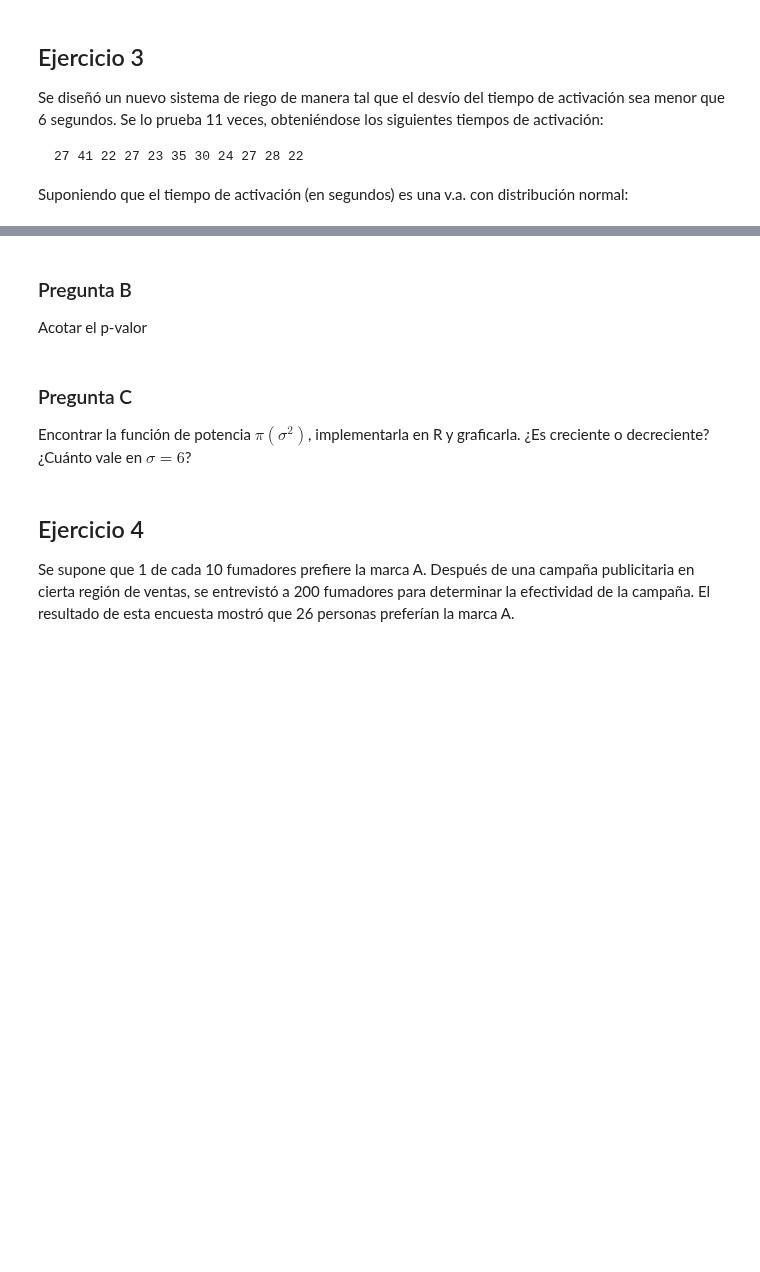
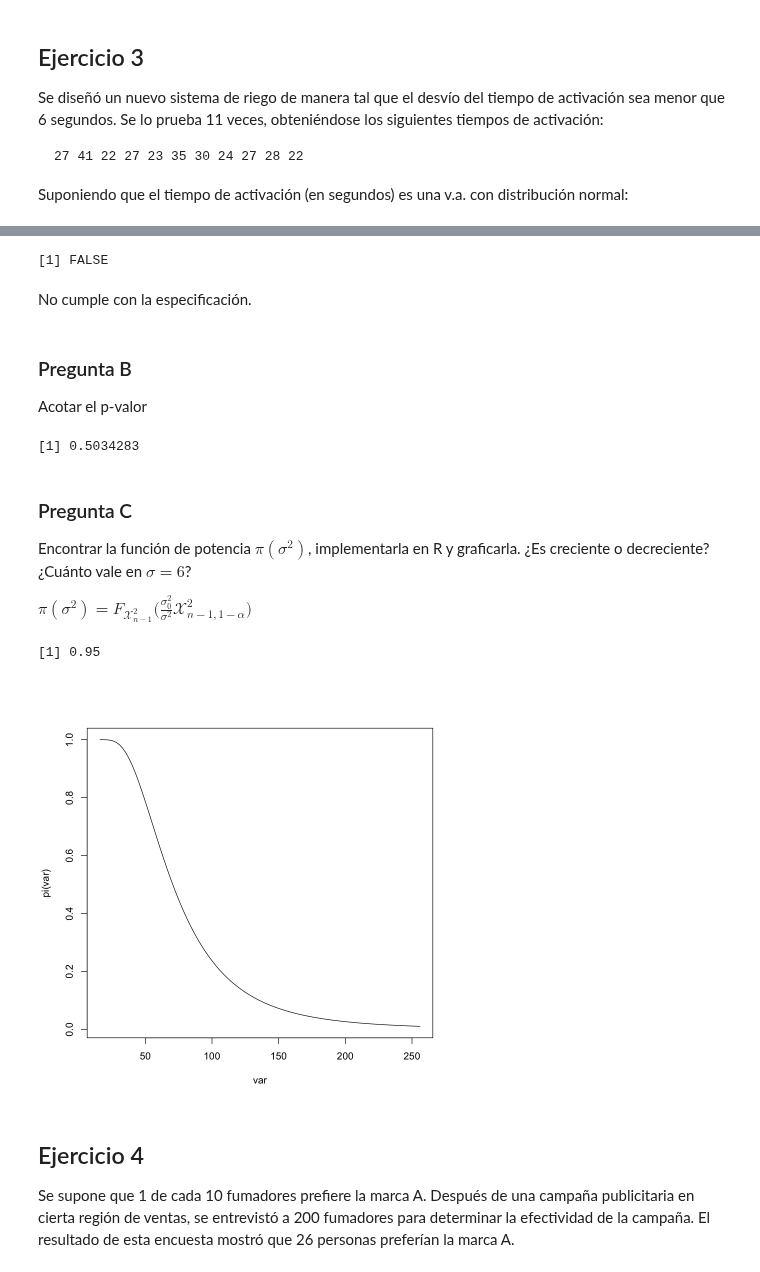
Before and after one commit to honi/uba-probabilidad-y-estadistica, a Jupyter notebook: Soluciones/Práctica9.ipynb, the cells around one changed output, grey strips where cells are left out. Cells and saved outputs as stored; diff of their text form; code cells hidden in the pictures; blank space fills up the shorter version.

```diff
--- a/Soluciones/Práctica9.ipynb
+++ b/Soluciones/Práctica9.ipynb
@@ -63,11 +174,36 @@ Suponiendo que el tiempo de activación (en segundos) es una v.a. con distribuci
+# %%
+X = c(27, 41, 22, 27, 23, 35, 30, 24, 27, 28, 22)
+n = length(X)
+var0 = 6^2
+alpha = 0.05
+T = (n - 1) * var(X) / var0
+z_alpha = qchisq(alpha, n - 1)
+T <= z_alpha
+# %% [output]
+[1] FALSE
+# %% [markdown]
+No cumple con la especificación.
 # %% [markdown]
 ### Pregunta B
 
 Acotar el p-valor
+# %%
+pchisq(T, n - 1)
+# %% [output]
+[1] 0.5034283
 # %% [markdown]
 ### Pregunta C
 
 Encontrar la función de potencia $\pi(\sigma^2)$, implementarla en R y graficarla. ¿Es creciente o decreciente? ¿Cuánto vale en $\sigma = 6$?
+
+$\pi(\sigma^2) = F_{\mathcal{X}^2_{n-1}} \Big( \frac{\sigma^2_0}{\sigma^2} \mathcal{X}^2_{n-1,1-\alpha} \Big)$
+# %%
+pi = function(var) pchisq(var0 / var * z_alpha, n - 1)
+curve(pi, from=16, to=256, xname='var')
+pi(36)
+# %% [output]
+[1] 0.95
+[figure, added]
 # %% [markdown]
 ## Ejercicio 4
 
```
Also changed, not shown: parts of 15 cells of this notebook.
